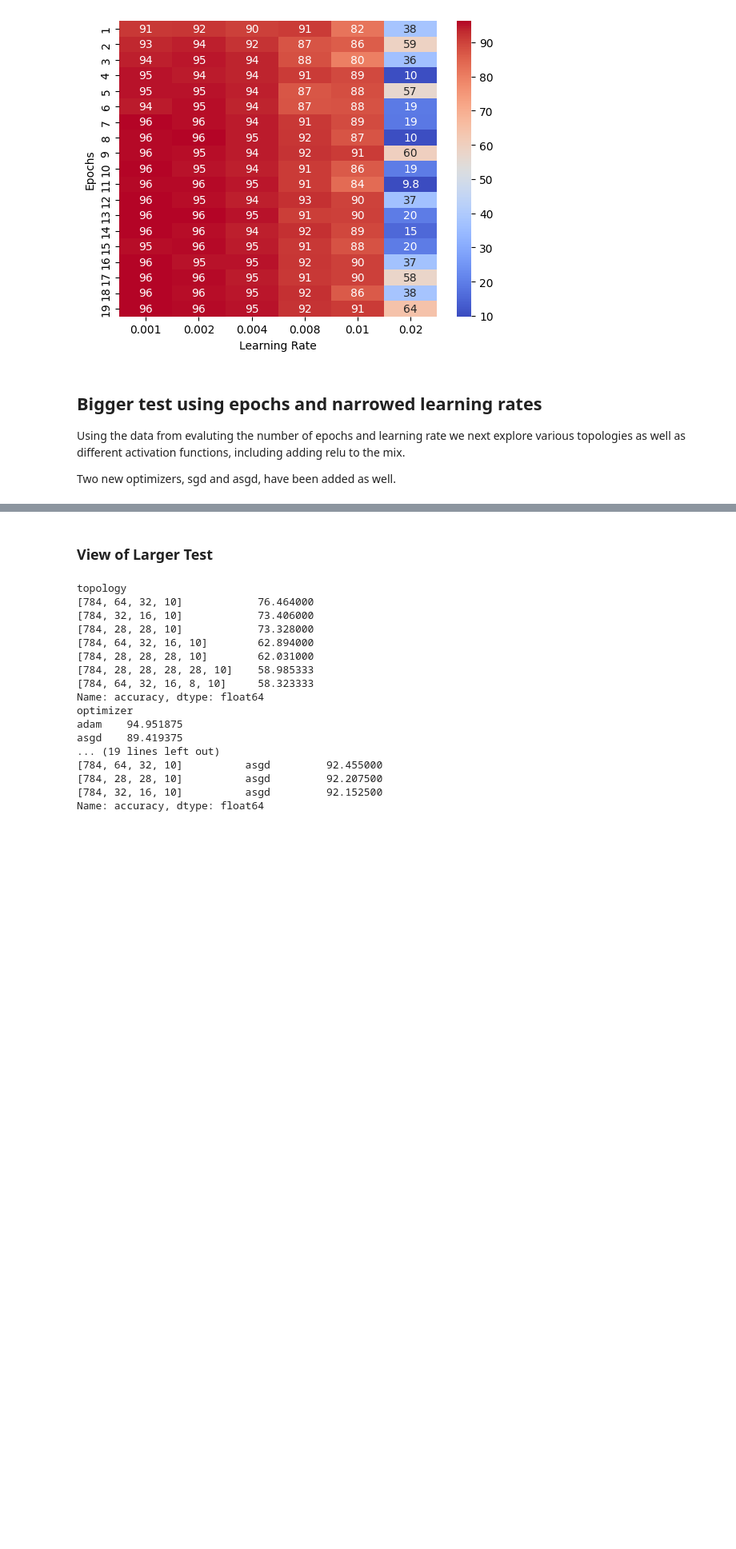
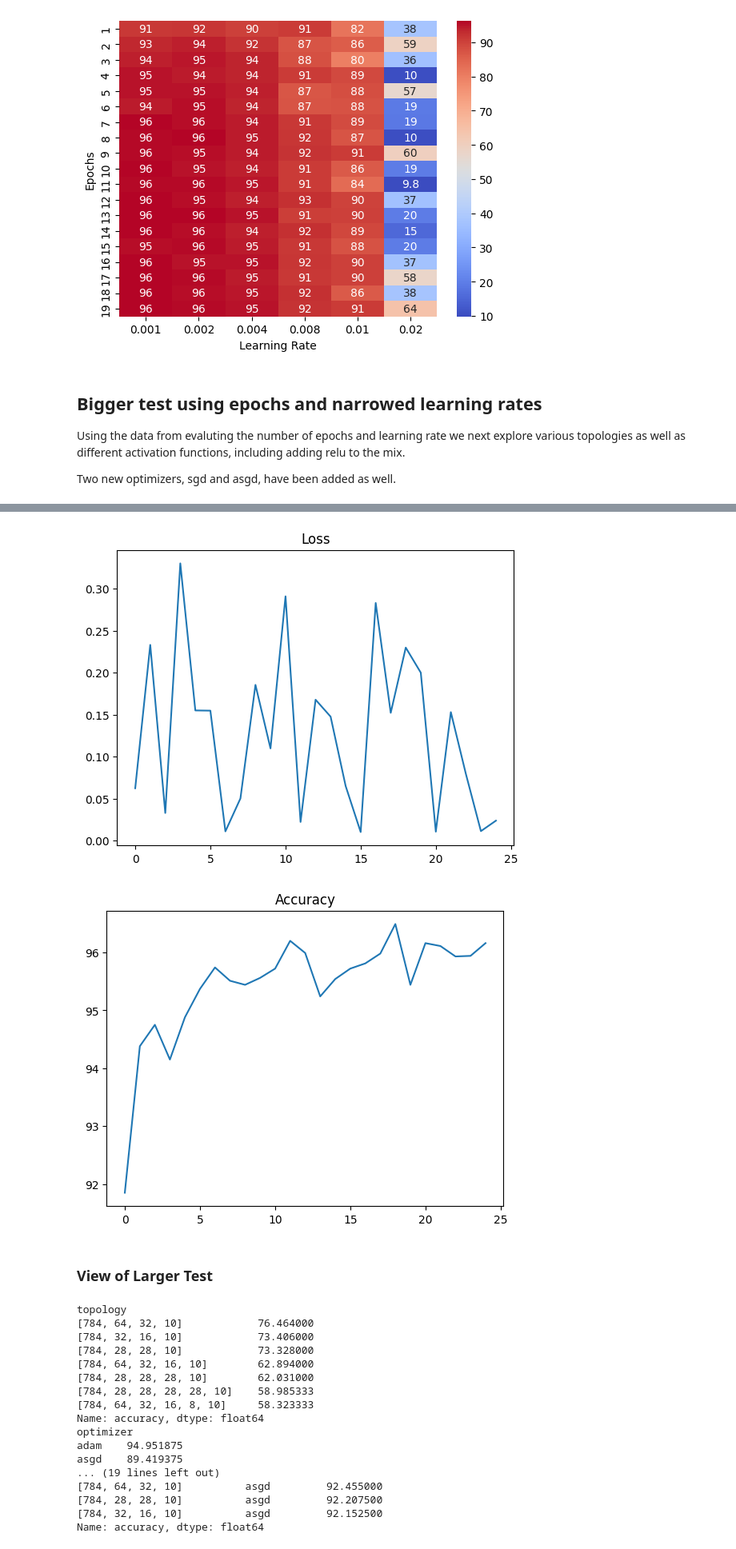
Before and after one commit to wortcook/UMKC, a Jupyter notebook: Fall2024/CS5567-0002/Project2/Fashion_MNIST-1_proj2.ipynb, the cells around one changed output, grey strips where cells are left out. Shown at 80% size. Saved outputs shown, nothing was run; the diff lists cells and outputs as text; code cells hidden in the pictures; blank space fills up the shorter version.

```diff
--- a/Fall2024/CS5567-0002/Project2/Fashion_MNIST-1_proj2.ipynb
+++ b/Fall2024/CS5567-0002/Project2/Fashion_MNIST-1_proj2.ipynb
@@ -403,11 +403,12 @@ for i in range(1, 20):
     )
 
     #check if we have already generated the file
-    try:
-        f = open(f'lr{i}.csv')
-        f.close()
-    except FileNotFoundError:
-        iterate_generator(f'lr{i}.csv',lr_eval,i, train_loader, test_loader, nn.CrossEntropyLoss())
+    # UNCOMMENT TO RUN THE CODE TO PRODUCE THE LR EVALUATIONS
+    # try:
+    #     f = open(f'lr{i}.csv')
+    #     f.close()
+    # except FileNotFoundError:
+    #     iterate_generator(f'lr{i}.csv',lr_eval,i, train_loader, test_loader, nn.CrossEntropyLoss())
 # %% [markdown]
 ### Evaluation of Learning Rate
 Putting the data together for the runs we can see from the heatmap produced that, at least for the default network
@@ -472,7 +473,53 @@ generator = SequentialTestGenerator(
     }
 )
 
-iterate_generator('larger_mnist.csv', generator, 7, train_loader, test_loader, nn.CrossEntropyLoss())
+# UNCOMMENT TO RUN THE CODE TO PRODUCE THE EVALUATIONS
+# iterate_generator('larger_mnist.csv', generator, 7, train_loader, test_loader, nn.CrossEntropyLoss())
 
-# nn.CrossEntropyLoss()
+#Capture the results from our best model found from the long running step
+train_test_model = MLP([784,64,32,10],[torch.sigmoid, torch.tanh], False)
+train_test_optimizer = optim.Adam(train_test_model.parameters(), lr=0.003, weight_decay=0.0)
+train_test_criterion = nn.CrossEntropyLoss()
+
+# Train the model
+captured_losses = []
+captured_accuracies = []
+for epoch in range(25):
+    train_test_model.train()
+    running_loss = 0.0
+    for i, data in enumerate(train_loader, 0):
+        inputs, labels = data
+        train_test_optimizer.zero_grad()
+        outputs = train_test_model(inputs)
+        loss = train_test_criterion(outputs, labels)
+        loss.backward()
+        train_test_optimizer.step()
+
+        if i % 100 == 0:
+            print(f"Epoch: {epoch}, Batch: {i}, Loss: {loss.item()}")
+
+    captured_losses.append(loss.item())
+
+
+    train_test_model.eval()
+
+    correct = 0
+    total = 0
+    with torch.no_grad():
+        for data in test_loader:
+            images, labels = data
+            outputs = train_test_model(images)
+            _, predicted = torch.max(outputs.data, 1)
+            total += labels.size(0)
+            correct += (predicted == labels).sum().item()
+
+    captured_accuracies.append(100 * correct / total)
+
+# Plot the loss and accuracy
+plt.plot(captured_losses)
+plt.title("Loss")
+plt.show()
+plt.plot(captured_accuracies)
+plt.title("Accuracy")
+plt.show()
 # %% [output]
@@ -496,3 +543,5 @@ Params: {'lr': 0.02, 'weight_decay': 0.001}
+[figure, added]
+[figure, added]
 # %% [markdown]
 ### View of Larger Test
 # %%
```
Also changed, not shown: parts of 7 cells of this notebook, 1 other file.
